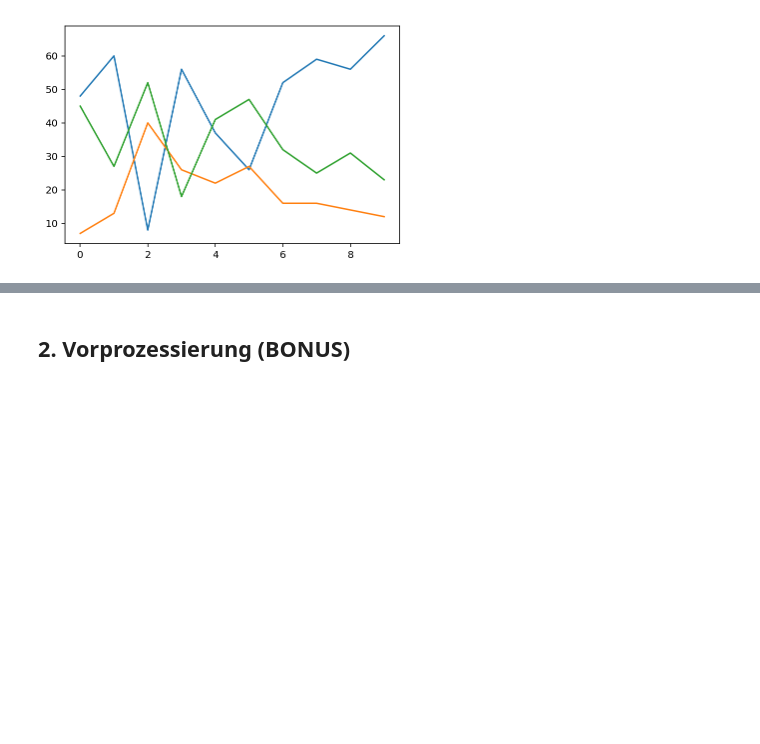
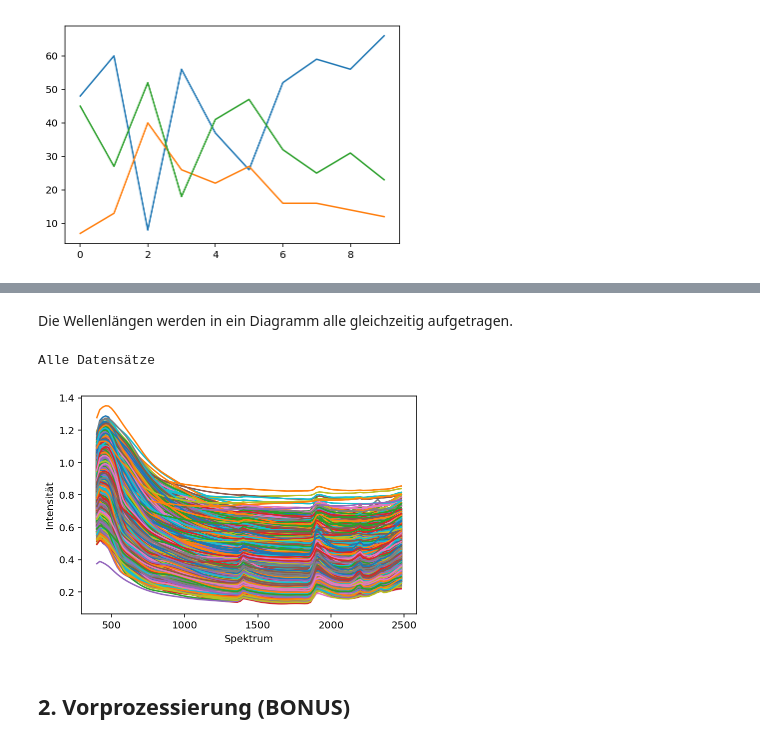
Before and after one commit to KingMus/ws-aufgaben, a Jupyter notebook: Uebungsblatt_01/Uebungsblatt_01_Notebook.ipynb, the cells around one changed output, grey strips where cells are left out. Cells and saved outputs as stored; diff of their text form; code cells hidden in the pictures; blank space fills up the shorter version.

```diff
--- a/Uebungsblatt_01/Uebungsblatt_01_Notebook.ipynb
+++ b/Uebungsblatt_01/Uebungsblatt_01_Notebook.ipynb
@@ -154,3 +177,17 @@ KeyError: 'clay'
+# %% [markdown]
+Die Wellenlängen werden in ein Diagramm alle gleichzeitig aufgetragen.
+# %%
+df_new = df.iloc[0:12368,(range(7,112))].T
+
+plt.plot([int (float(x)) for x in hypbands], df_new.values)
+plt.ylabel("Intensität")
+plt.xlabel("Spektrum")
+plt.show
+
+print("Alle Datensätze")
+# %% [output]
+Alle Datensätze
+[figure, added]
 # %% [markdown]
 ## 2. Vorprozessierung (BONUS)
 # %% [markdown]
```
Also changed, not shown: parts of 14 cells of this notebook, 1 other file.
